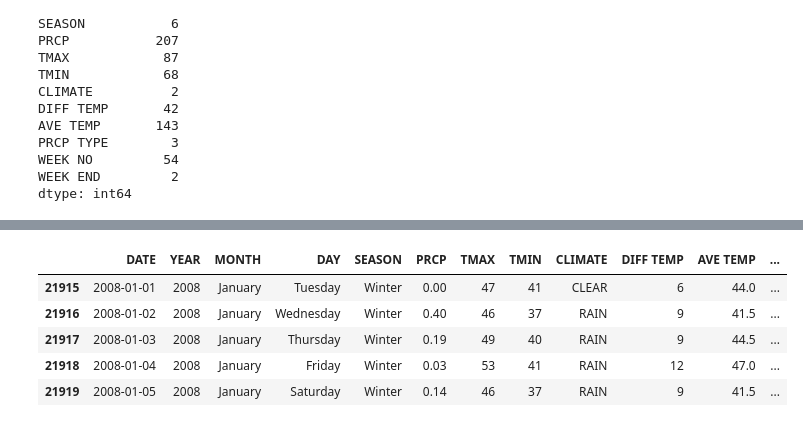
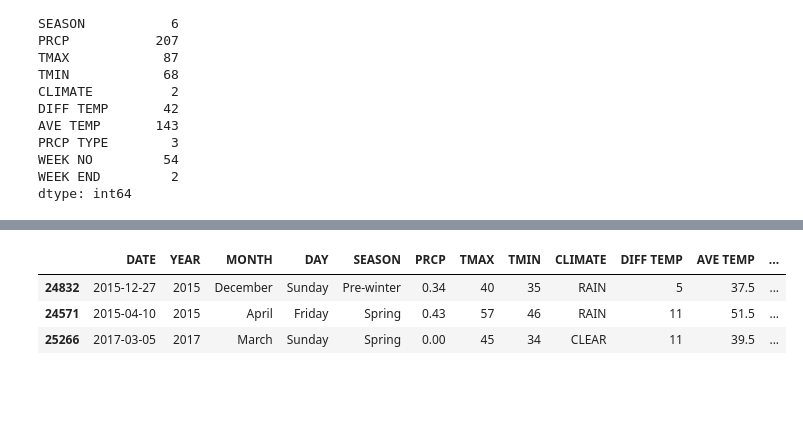
Before and after one commit to Udhay2898/Weather, a Jupyter notebook: Weather.ipynb, the cells around one changed output, grey strips where cells are left out. Cells and saved outputs as stored; diff of their text form; code cells hidden in the pictures; blank space fills up the shorter version.

```diff
--- a/Weather.ipynb
+++ b/Weather.ipynb
@@ -149,6 +149,8 @@ PRCP TYPE        3
 WEEK NO         54
 WEEK END         2
 dtype: int64
+# %%
+df = df.fillna('No Event')
 # %%
 for column in df.columns:
     unique_values = df[column].unique()
@@ -171,20 +173,14 @@ Length: 25551, dtype: datetime64[ns]
 
 WEEK END:
  ['No' 'Yes']
-# %%
-df = df.fillna(np.nan)
-# %%
-df = df.fillna(0)
 # %%
 # Filter DataFrame for years greater than or equal to 2008
-df_filtered = df[df['YEAR'] >= 2008]
+df = df[df['YEAR'] >= 2015]
 
-df_filtered.head()
+df.sample(3)
 # %% [output]
 |  | DATE | YEAR | MONTH | DAY | SEASON | PRCP | TMAX | TMIN | CLIMATE | DIFF TEMP | AVE TEMP | ... |
-| 21915 | 2008-01-01 | 2008 | January | Tuesday | Winter | 0.00 | 47 | 41 | CLEAR | 6 | 44.0 | ... |
-| 21916 | 2008-01-02 | 2008 | January | Wednesday | Winter | 0.40 | 46 | 37 | RAIN | 9 | 41.5 | ... |
-| 21917 | 2008-01-03 | 2008 | January | Thursday | Winter | 0.19 | 49 | 40 | RAIN | 9 | 44.5 | ... |
-| 21918 | 2008-01-04 | 2008 | January | Friday | Winter | 0.03 | 53 | 41 | RAIN | 12 | 47.0 | ... |
-| 21919 | 2008-01-05 | 2008 | January | Saturday | Winter | 0.14 | 46 | 37 | RAIN | 9 | 41.5 | ... |
+| 24832 | 2015-12-27 | 2015 | December | Sunday | Pre-winter | 0.34 | 40 | 35 | RAIN | 5 | 37.5 | ... |
+| 24571 | 2015-04-10 | 2015 | April | Friday | Spring | 0.43 | 57 | 46 | RAIN | 11 | 51.5 | ... |
+| 25266 | 2017-03-05 | 2017 | March | Sunday | Spring | 0.00 | 45 | 34 | CLEAR | 11 | 39.5 | ... |
 # %%
```
Also changed, not shown: parts of 4 cells of this notebook.
